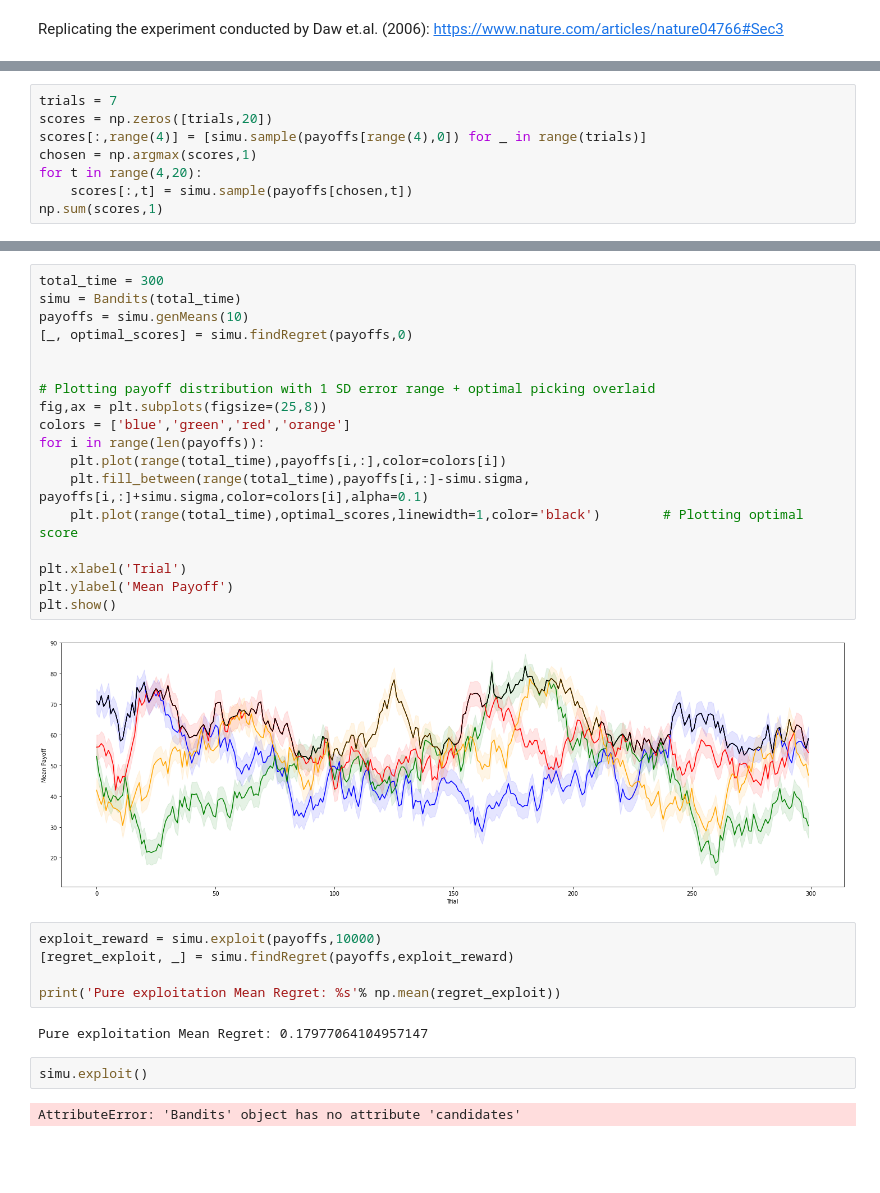
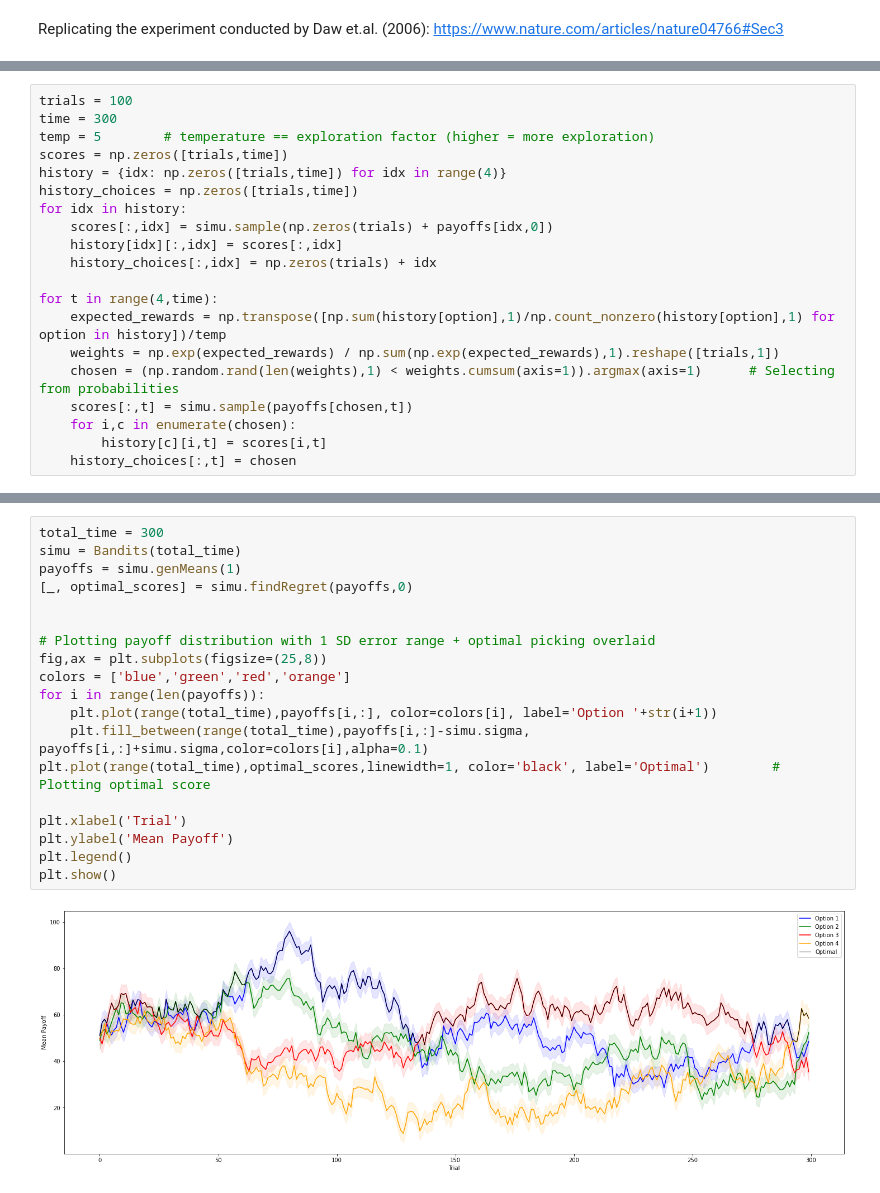
Before and after one commit to exie1/Complex-systems-EE, a Jupyter notebook: multiArmBandit_dynamic.ipynb, the cells around one changed output, grey strips where cells are left out. Saved outputs shown, nothing was run; the diff lists cells and outputs as text; blank space fills up the shorter version.

Commit message:
Included softmax + exploit strategies

```diff
--- a/multiArmBandit_dynamic.ipynb
+++ b/multiArmBandit_dynamic.ipynb
@@ -50,8 +69,0 @@ class Bandits:
-# %%
-trials = 7
-scores = np.zeros([trials,20])
-scores[:,range(4)] = [simu.sample(payoffs[range(4),0]) for _ in range(trials)]
-chosen = np.argmax(scores,1)
-for t in range(4,20):
-    scores[:,t] = simu.sample(payoffs[chosen,t])
-np.sum(scores,1)
@@ -60,0 +70,20 @@ array([1596.32103763, 1543.58148635, 1529.11541685, 1554.28733186,
+# %%
+trials = 100
+time = 300
+temp = 5        # temperature == exploration factor (higher = more exploration)
+scores = np.zeros([trials,time])
+history = {idx: np.zeros([trials,time]) for idx in range(4)}
+history_choices = np.zeros([trials,time])
+for idx in history:
+    scores[:,idx] = simu.sample(np.zeros(trials) + payoffs[idx,0])
+    history[idx][:,idx] = scores[:,idx]
+    history_choices[:,idx] = np.zeros(trials) + idx
+
+for t in range(4,time):
+    expected_rewards = np.transpose([np.sum(history[option],1)/np.count_nonzero(history[option],1) for option in history])/temp
+    weights = np.exp(expected_rewards) / np.sum(np.exp(expected_rewards),1).reshape([trials,1])
+    chosen = (np.random.rand(len(weights),1) < weights.cumsum(axis=1)).argmax(axis=1)      # Selecting from probabilities
+    scores[:,t] = simu.sample(payoffs[chosen,t])
+    for i,c in enumerate(chosen):
+        history[c][i,t] = scores[i,t]
+    history_choices[:,t] = chosen
@@ -61,31 +97,21 @@ array([1596.32103763, 1543.58148635, 1529.11541685, 1554.28733186,
 # %%
 total_time = 300
 simu = Bandits(total_time)
-payoffs = simu.genMeans(10)
+payoffs = simu.genMeans(1)
 [_, optimal_scores] = simu.findRegret(payoffs,0)
 
 
 # Plotting payoff distribution with 1 SD error range + optimal picking overlaid
 fig,ax = plt.subplots(figsize=(25,8))
 colors = ['blue','green','red','orange']
 for i in range(len(payoffs)):
-    plt.plot(range(total_time),payoffs[i,:],color=colors[i])
+    plt.plot(range(total_time),payoffs[i,:], color=colors[i], label='Option '+str(i+1))
     plt.fill_between(range(total_time),payoffs[i,:]-simu.sigma, payoffs[i,:]+simu.sigma,color=colors[i],alpha=0.1)
-    plt.plot(range(total_time),optimal_scores,linewidth=1,color='black')        # Plotting optimal score
+plt.plot(range(total_time),optimal_scores,linewidth=1, color='black', label='Optimal')        # Plotting optimal score
 
 plt.xlabel('Trial')
 plt.ylabel('Mean Payoff')
+plt.legend()
 plt.show()
 # %% [output]
-[figure, old version]
+[figure, new version]
-# %%
-exploit_reward = simu.exploit(payoffs,10000)
-[regret_exploit, _] = simu.findRegret(payoffs,exploit_reward)
-
-print('Pure exploitation Mean Regret: %s'% np.mean(regret_exploit))
-# %% [output]
-Pure exploitation Mean Regret: 0.17977064104957147
-# %%
-simu.exploit()
-# %% [output]
-AttributeError: 'Bandits' object has no attribute 'candidates'
```
Also changed, not shown: parts of 5 cells of this notebook.
